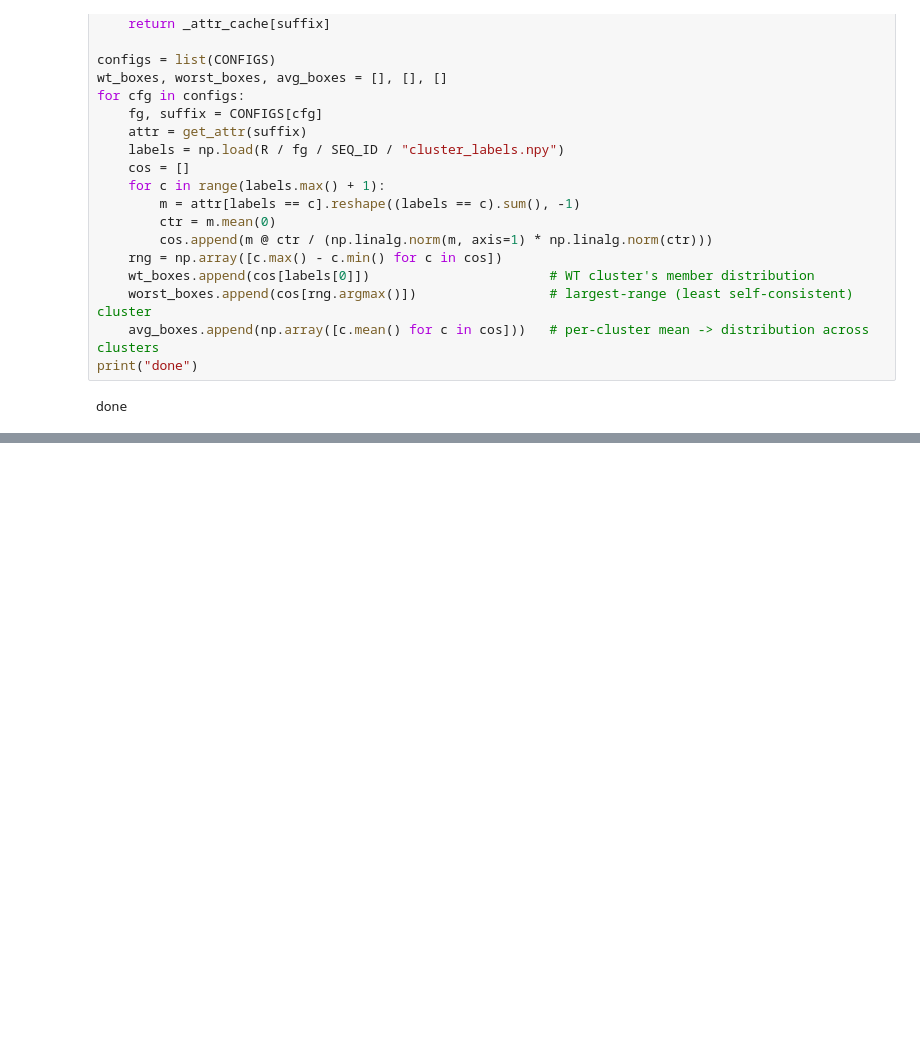
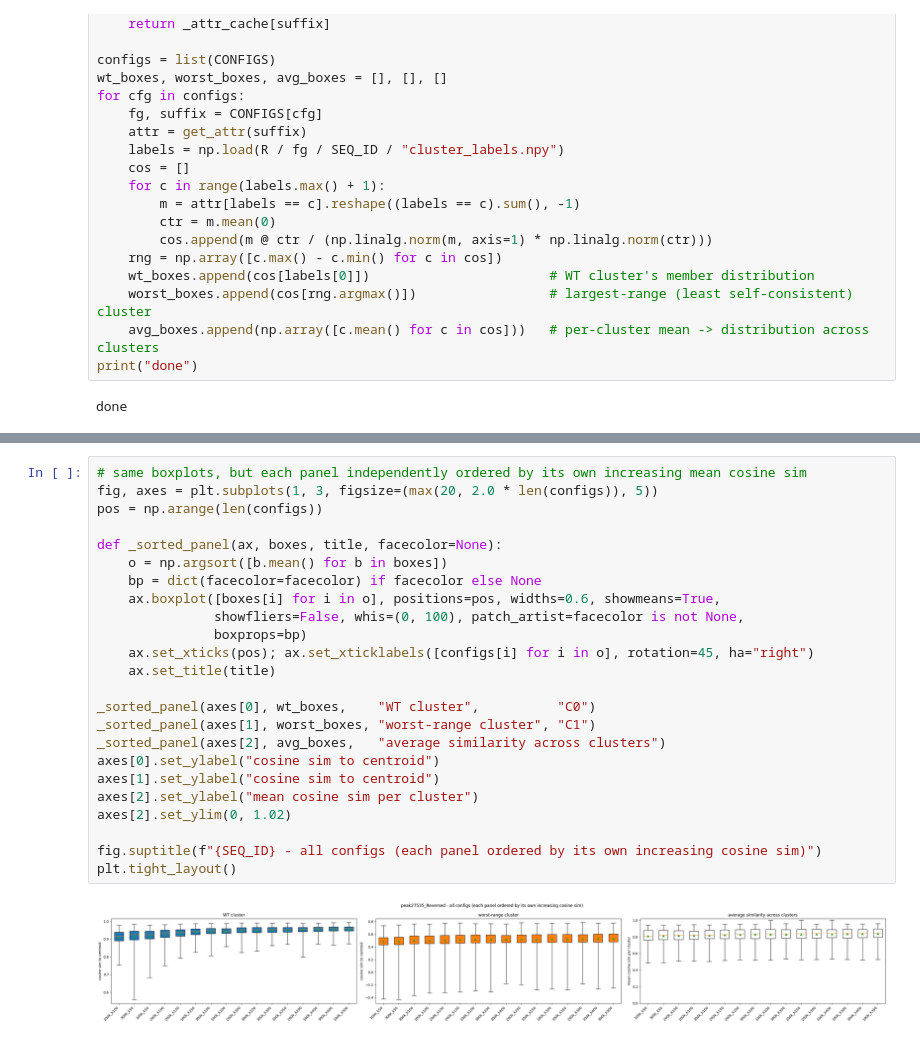
Before and after one commit to pabmantilla/SEAM_validate, a Jupyter notebook: single_seq/scripts/k562_seam_allconfigs_compare.ipynb, the cells around one changed output, grey strips where cells are left out. Cells and saved outputs as stored; diff of their text form; blank space fills up the shorter version.

```diff
--- a/single_seq/scripts/k562_seam_allconfigs_compare.ipynb
+++ b/single_seq/scripts/k562_seam_allconfigs_compare.ipynb
@@ -107,0 +110,26 @@ plt.tight_layout()
+# %%
+# same boxplots, but each panel independently ordered by its own increasing mean cosine sim
+fig, axes = plt.subplots(1, 3, figsize=(max(20, 2.0 * len(configs)), 5))
+pos = np.arange(len(configs))
+
+def _sorted_panel(ax, boxes, title, facecolor=None):
+    o = np.argsort([b.mean() for b in boxes])
+    bp = dict(facecolor=facecolor) if facecolor else None
+    ax.boxplot([boxes[i] for i in o], positions=pos, widths=0.6, showmeans=True,
+               showfliers=False, whis=(0, 100), patch_artist=facecolor is not None,
+               boxprops=bp)
+    ax.set_xticks(pos); ax.set_xticklabels([configs[i] for i in o], rotation=45, ha="right")
+    ax.set_title(title)
+
+_sorted_panel(axes[0], wt_boxes,    "WT cluster",          "C0")
+_sorted_panel(axes[1], worst_boxes, "worst-range cluster", "C1")
+_sorted_panel(axes[2], avg_boxes,   "average similarity across clusters")
+axes[0].set_ylabel("cosine sim to centroid")
+axes[1].set_ylabel("cosine sim to centroid")
+axes[2].set_ylabel("mean cosine sim per cluster")
+axes[2].set_ylim(0, 1.02)
+
+fig.suptitle(f"{SEQ_ID} - all configs (each panel ordered by its own increasing cosine sim)")
+plt.tight_layout()
+# %% [output]
+[figure, added]
```
Also changed, not shown: parts of 2 cells of this notebook, 1 other file.
